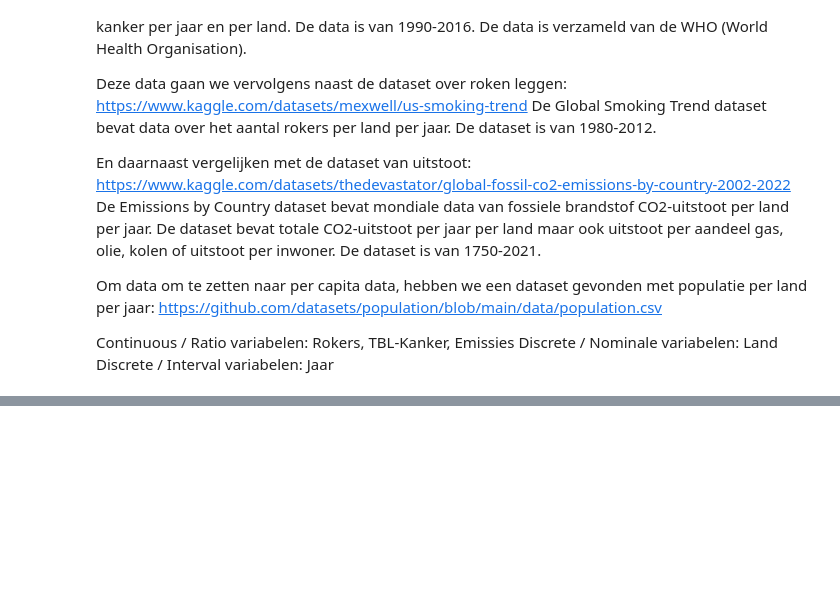
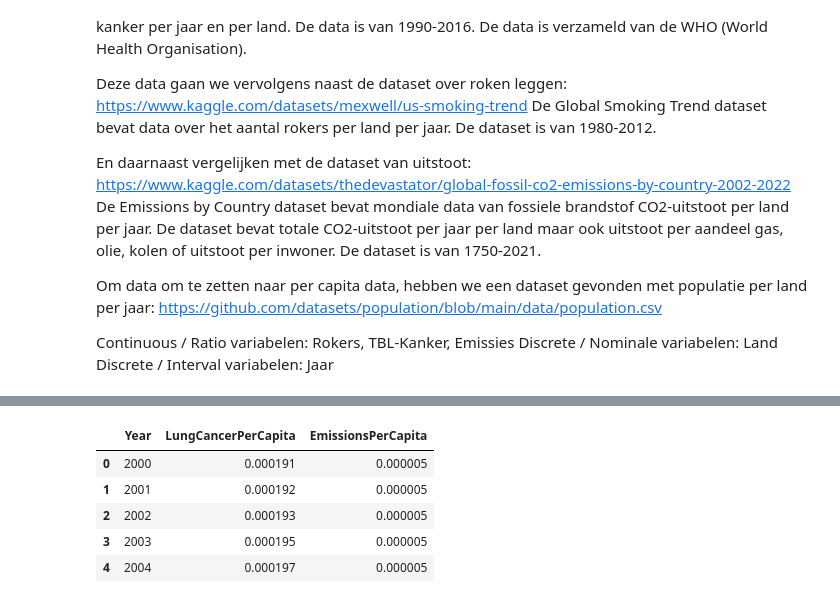
Before and after one commit to PJWVDH/infovis-g6-repo, a Jupyter notebook: _build/jupyter_execute/docs/cleaning_data.ipynb, the cells around one changed output, grey strips where cells are left out. Drawn from its saved outputs; the diff is of its cells as text; code cells hidden in the pictures; blank space fills up the shorter version.

```diff
--- a/_build/jupyter_execute/docs/cleaning_data.ipynb
+++ b/_build/jupyter_execute/docs/cleaning_data.ipynb
@@ -158,29 +166,38 @@ df_combined.to_csv(output_file_combined, index=False)
 # %%
-# df's voor correlatieplot
+# df's voor correlatieplot emissie en tbl
 
 # Filter data to include only years 2000-2012
 df_lung_filtered = df_lung[(df_lung['Year'] >= 2000) & (df_lung['Year'] <= 2012)]
 df_emissions_filtered = df_emissions[(df_emissions['Year'] >= 2000) & (df_emissions['Year'] <= 2012)]
 df_population_filtered = df_population[(df_population['Time'] >= 2000) & (df_population['Time'] <= 2012)]
 
 # Extract relevant columns
 df_lung_relevant = df_lung_filtered[['Country', 'Year', 'Tracheal, bronchus, and lung cancer']]
 df_emissions_relevant = df_emissions_filtered[['Country', 'Year', 'Total']]
 df_population_relevant = df_population_filtered[['Location', 'Time', 'PopTotal']]
 
 # Merge datasets on Country and Year
 df_merged = pd.merge(df_lung_relevant, df_emissions_relevant, left_on=['Country', 'Year'], right_on=['Country', 'Year'])
 df_merged = pd.merge(df_merged, df_population_relevant, left_on=['Country', 'Year'], right_on=['Location', 'Time'])
 
 # Calculate per capita values
 df_merged['LungCancerPerCapita'] = df_merged['Tracheal, bronchus, and lung cancer'] / df_merged['PopTotal']
 df_merged['EmissionsPerCapita'] = df_merged['Total'] / df_merged['PopTotal']
 
 # Select only the numeric columns
 df_numeric = df_merged[['Year', 'LungCancerPerCapita', 'EmissionsPerCapita']]
 
 # Group by Year and average the per capita values
 df_grouped = df_numeric.groupby('Year').mean().reset_index()
 
 output_file_grouped = 'csv/df/grouped_df.csv'
 df_grouped.to_csv(output_file_grouped, index=False)
+
+df_grouped.head()
+# %% [output]
+|  | Year | LungCancerPerCapita | EmissionsPerCapita |
+| 0 | 2000 | 0.000191 | 0.000005 |
+| 1 | 2001 | 0.000192 | 0.000005 |
+| 2 | 2002 | 0.000193 | 0.000005 |
+| 3 | 2003 | 0.000195 | 0.000005 |
+| 4 | 2004 | 0.000197 | 0.000005 |
```
Also changed, not shown: parts of 12 cells of this notebook, 24 other files.
